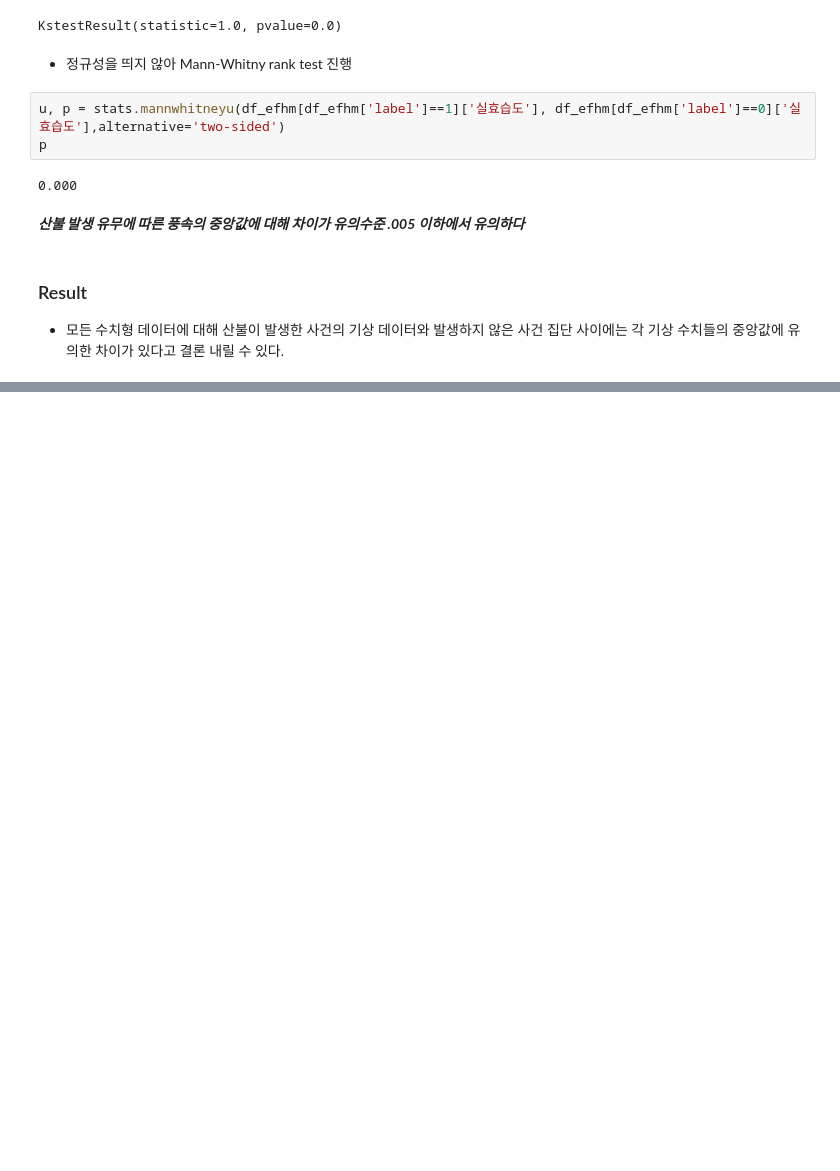
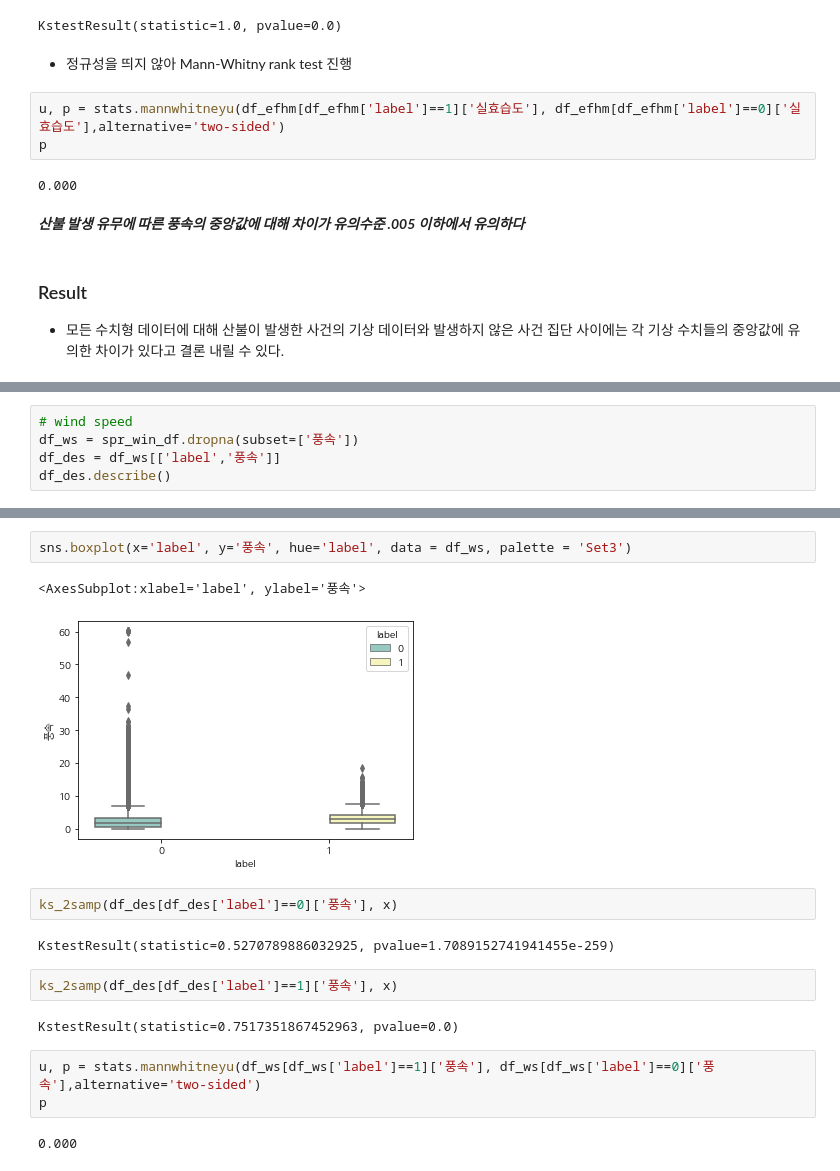
Before and after one commit to Shalor16/korea_wildfire_prediction, a Jupyter notebook: statistic_analysis_and_visualization.ipynb, the cells around one changed output, grey strips where cells are left out. Cells and saved outputs as stored; diff of their text form; blank space fills up the shorter version.

```diff
--- a/statistic_analysis_and_visualization.ipynb
+++ b/statistic_analysis_and_visualization.ipynb
@@ -296,0 +388,5 @@ IndexingError: Unalignable boolean Series provided as indexer (index of the bool
+# %%
+# wind speed
+df_ws = spr_win_df.dropna(subset=['풍속'])
+df_des = df_ws[['label','풍속']]
+df_des.describe()
@@ -296,0 +403,18 @@ IndexingError: Unalignable boolean Series provided as indexer (index of the bool
+# %%
+sns.boxplot(x='label', y='풍속', hue='label', data = df_ws, palette = 'Set3')
+# %% [output]
+<AxesSubplot:xlabel='label', ylabel='풍속'>
+[figure, added]
+# %%
+ks_2samp(df_des[df_des['label']==0]['풍속'], x)
+# %% [output]
+KstestResult(statistic=0.5270789886032925, pvalue=1.7089152741941455e-259)
+# %%
+ks_2samp(df_des[df_des['label']==1]['풍속'], x)
+# %% [output]
+KstestResult(statistic=0.7517351867452963, pvalue=0.0)
+# %%
+u, p = stats.mannwhitneyu(df_ws[df_ws['label']==1]['풍속'], df_ws[df_ws['label']==0]['풍속'],alternative='two-sided')
+p
+# %% [output]
+0.000
```
Also changed, not shown: parts of 33 cells of this notebook, 1 other file.
